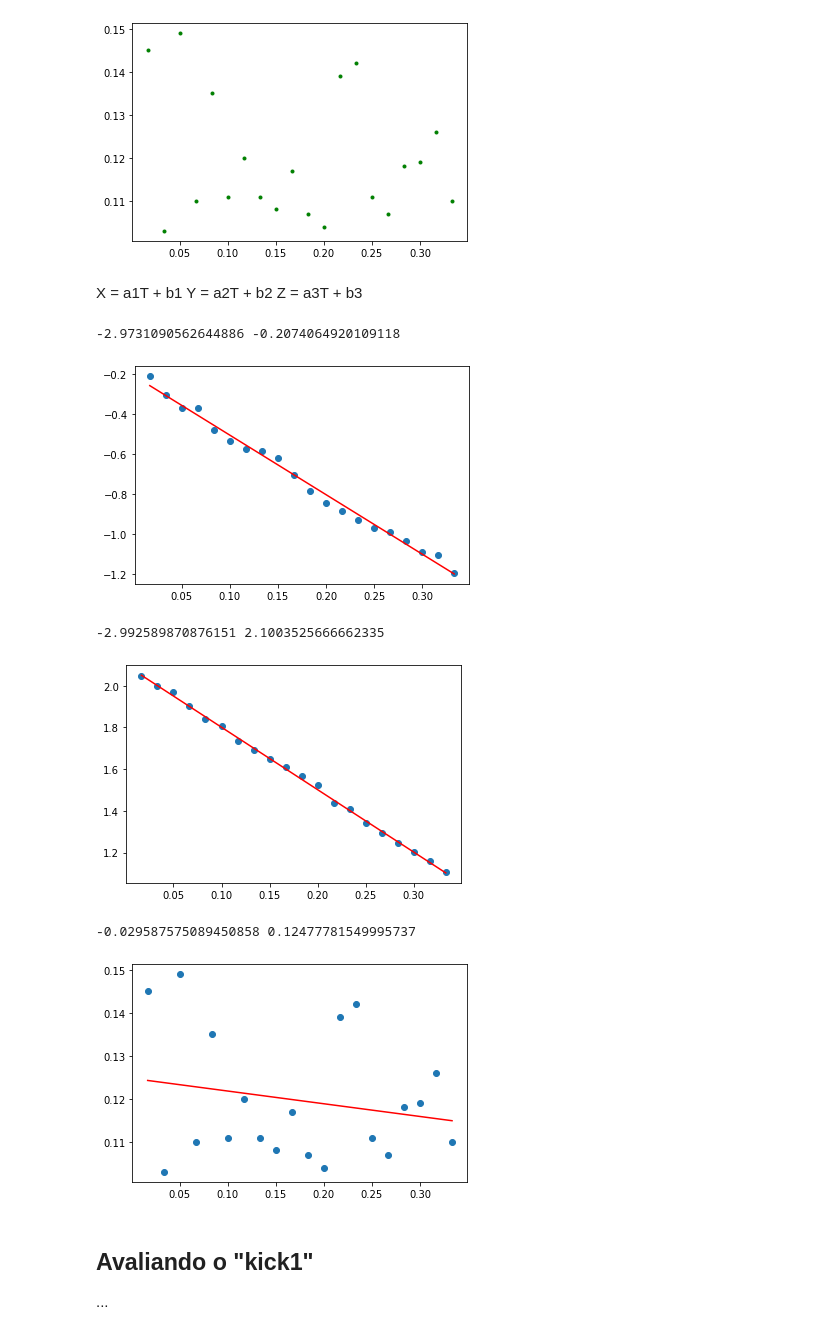
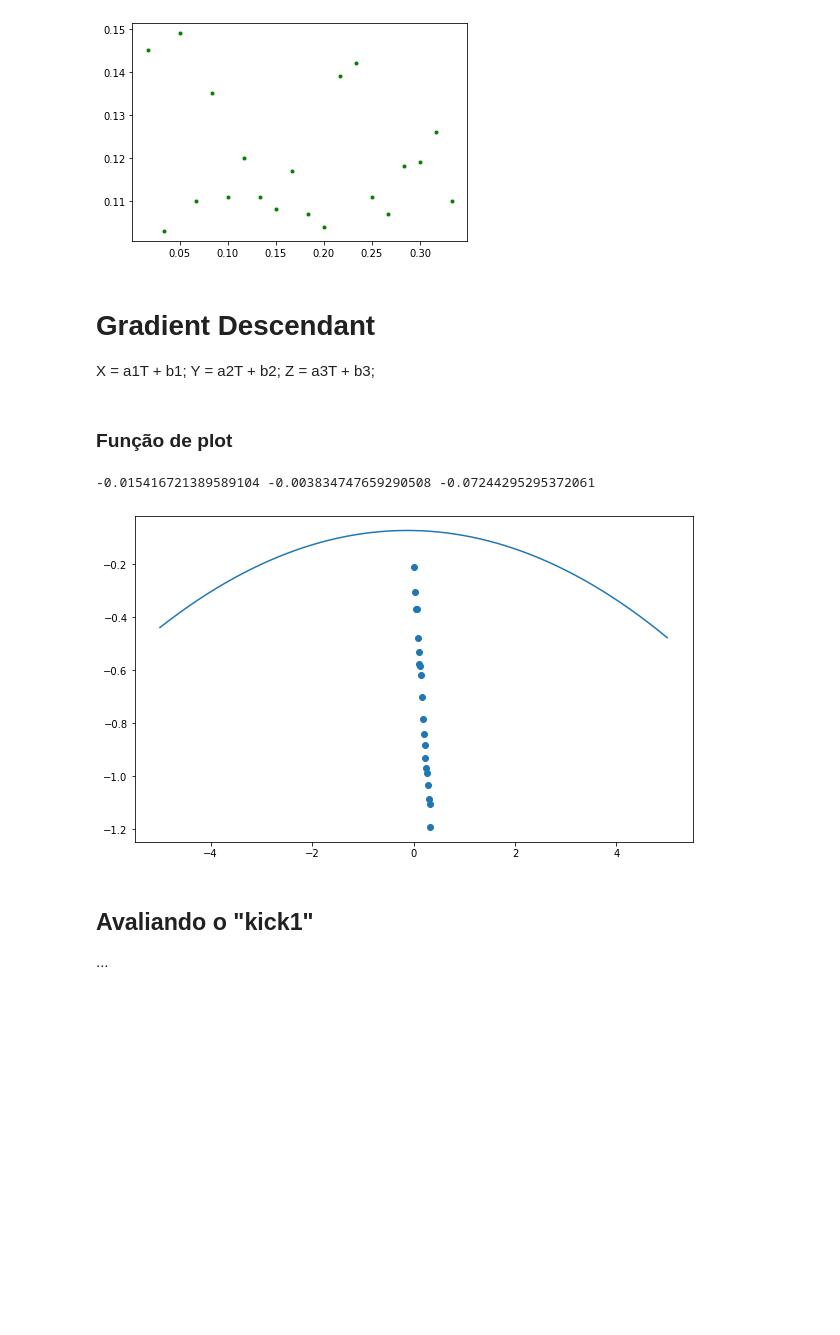
Before and after one commit to natanbcpc/supervised-learning, a Jupyter notebook: Project 2.ipynb, the cells around one changed output. Saved outputs shown, nothing was run; the diff lists cells and outputs as text; code cells hidden in the pictures; blank space fills up the shorter version.

Commit message:
Implementing gradient descendant for second grade

```diff
--- a/Project 2.ipynb
+++ b/Project 2.ipynb
@@ -56,11 +56,12 @@ plt.show()
 [figure]
 [figure]
 # %% [markdown]
-X = a1T + b1
-Y = a2T + b2
-Z = a3T + b3
+# Gradient Descendant
+X = a1T + b1;
+Y = a2T + b2;
+Z = a3T + b3;
 # %%
-def gradientDescendant(a, b, L, epochs, W, T):
+def gradientDescendantG1(a, b, L, epochs, W, T):
     n = float(len(W))
 
     for i in range(epochs):
@@ -71,18 +72,46 @@ def gradientDescendant(a, b, L, epochs, W, T):
 
     return a, b
 
-def plotRegressionLine(a, b, W, T):
-    pred_W = a*T + b
-    plt.scatter(T, W)
-    plt.plot(T, pred_W, color='red')  # regression line
-    plt.show()
+def gradientDescendantG2(a, b, c, L, epochs, W, T):
+    n = float(len(W))
+
+    for i in range(epochs):
+        temp_b = (1/n) * sum((b + (a*T) - W) * T**2) # ax²
+        temp_a = (1/n) * sum((b + (a*T) - W) * T) # bx
+        temp_c = (1/n) * sum(b + (a*T) - W) # c
+        a = a - (L * temp_a)
+        b = b - (L * temp_b)
+        c = c - (L * temp_c)
+
+    return a, b, c
-# %% [output]
--2.9731090562644886 -0.2074064920109118
-[figure, removed]
--2.992589870876151 2.1003525666662335
-[figure, removed]
--0.029587575089450858 0.12477781549995737
-[figure, removed]
+# %% [markdown]
+### Função de plot
+# %%
+def plotRegressionLineG1(a, b, W, T):
+    pred_W = a*T + b
+    plt.scatter(T, W)
+    plt.plot(T, pred_W, color='red')  # regression line
+    plt.show()
+
+def fG2(x, a, b, c):
+    return a*x**2 + b*x + c
+
+def plotRegressionLineG2(a, b, c, W, T):
+    x_vals = np.linspace(-5, 5, 2000)
+    y_vals = np.array([fG2(x, a, b, c) for x in x_vals])
+
+    fig, ax = plt.subplots(figsize=(10,6))
+    ax.plot(x_vals, y_vals)
+
+    plt.scatter(T, W)
+    plt.show()
+
+a, b, c = gradientDescendantG2(0, 0, 0, 0.00001, 10000, X1, T)
+print(a, b, c)
+plotRegressionLineG2(a, b, c, X1, T)
+# %% [output]
+-0.015416721389589104 -0.003834747659290508 -0.07244295295372061
+[figure, added]
 # %% [markdown]
 ## Avaliando o "kick1"
 ...
```
Also changed, not shown: parts of 2 cells of this notebook.
